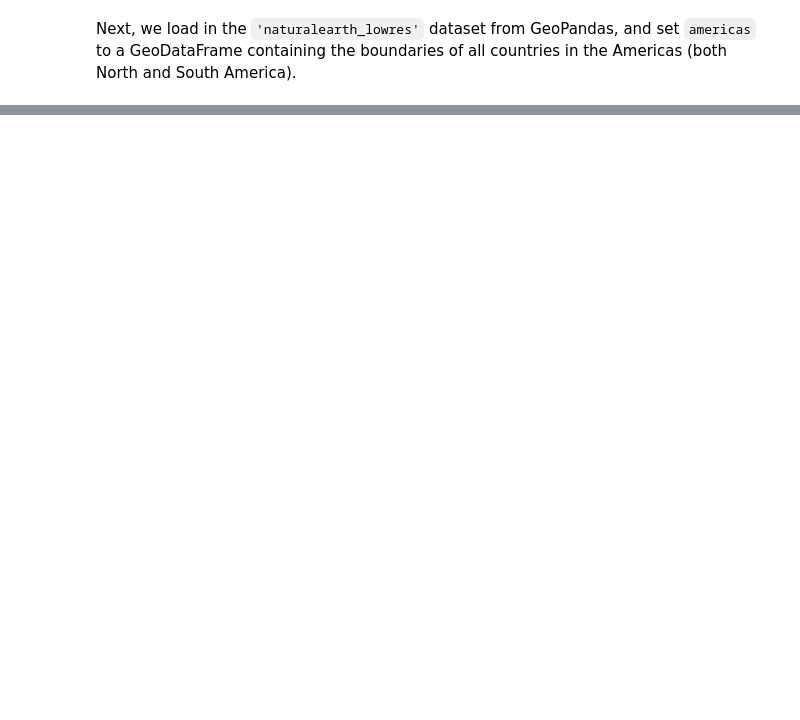
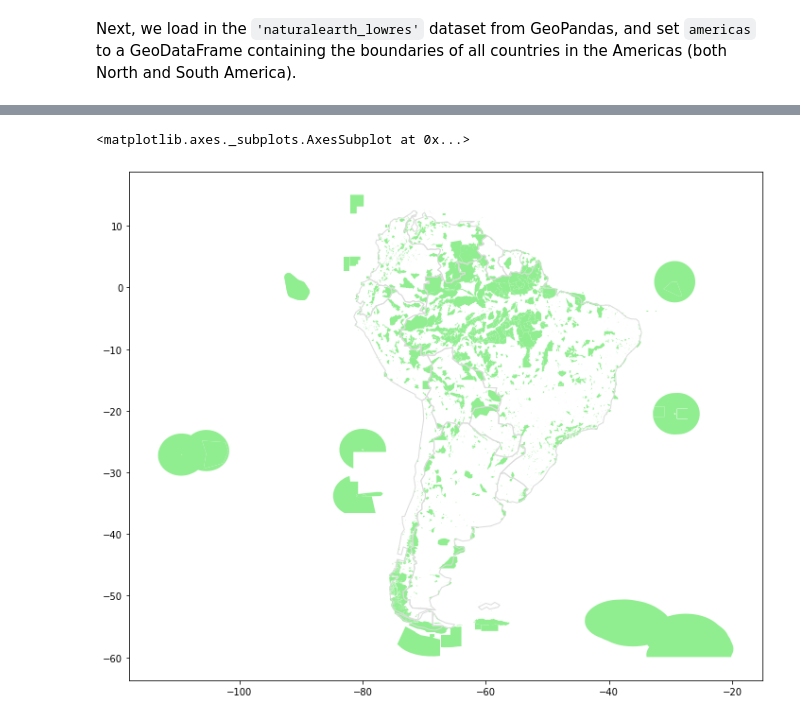
Before and after one commit to rsouza/FGV_Intro_DS, a Jupyter notebook: notebooks/Tasks_Mapping_Geopandas.ipynb, the cells around one changed output, grey strips where cells are left out. Drawn from its saved outputs; the diff is of its cells as text; code cells hidden in the pictures; blank space fills up the shorter version.

```diff
--- a/notebooks/Tasks_Mapping_Geopandas.ipynb
+++ b/notebooks/Tasks_Mapping_Geopandas.ipynb
@@ -429,0 +509,7 @@ americas.head()
+# %%
+# Path of the shapefile to load
+protected_filepath = "../datasets/Miscellaneous/geospatial-learn-course-data/SAPA_Aug2019-shapefile/SAPA_Aug2019-shapefile-polygons.shp"
+
+# Your code here
+protected_areas = gpd.read_file(protected_filepath)
+protected_areas.head()
@@ -429,0 +524,8 @@ americas.head()
+# %%
+# Country boundaries in South America
+south_america = americas.loc[americas['continent']=='South America']
+ax = south_america.plot(figsize=(12,12), color='none', edgecolor='gainsboro', zorder=3)
+protected_areas.plot(color='lightgreen', ax=ax)
+# %% [output]
+<matplotlib.axes._subplots.AxesSubplot at 0x...>
+[figure, added]
```
Also changed, not shown: parts of 93 cells of this notebook.
